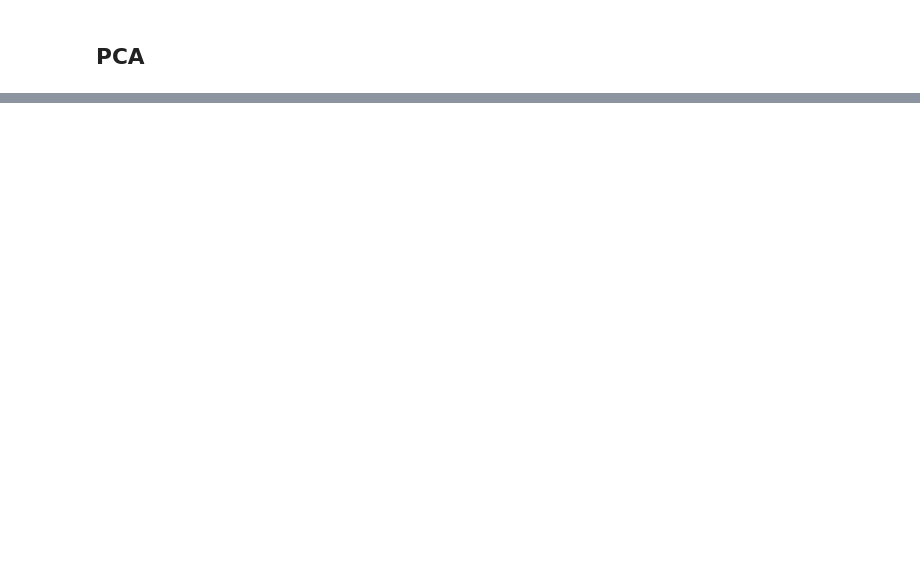
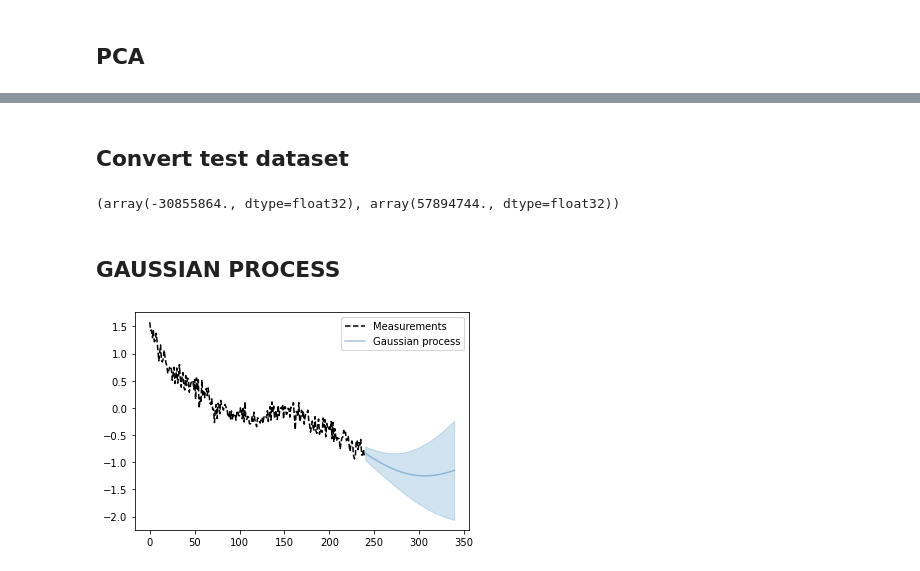
Before and after one commit to Maison-de-la-Simulation/hrmes, a Jupyter notebook: pca.ipynb, the cells around one changed output, grey strips where cells are left out. Cells and saved outputs as stored; diff of their text form; code cells hidden in the pictures; blank space fills up the shorter version.

```diff
--- a/pca.ipynb
+++ b/pca.ipynb
@@ -225,0 +87,49 @@ plt.plot(losses) ; plt.show()
+# %% [markdown]
+## Convert test dataset
+# %%
+prepare(test_dataset, m, std)
+# %% [output]
+(array(-30855864., dtype=float32), array(57894744., dtype=float32))
+# %% [markdown]
+## GAUSSIAN PROCESS
+# %%
+from sklearn.gaussian_process.kernels import RBF, ExpSineSquared, RationalQuadratic, WhiteKernel
+from sklearn.gaussian_process import GaussianProcessRegressor
+
+def define_gaussian_process():
+    long_term_trend_kernel = 50.0**2 * RBF(length_scale=100.0)
+    irregularities_kernel = 0.5**2 * RationalQuadratic(length_scale=5.0, alpha=1.0)
+    noise_kernel = 0.1**2 * RBF(length_scale=0.01) + WhiteKernel(
+        noise_level=0.1**2, noise_level_bounds=(1e-5, 1e5)
+    )
+    kernel = long_term_trend_kernel + irregularities_kernel + noise_kernel
+
+    return GaussianProcessRegressor(kernel=kernel, normalize_y=False)
+
+def show_GP_result(signal, X_test, mean_y_pred, std_y_pred):
+    plt.plot(np.arange(len(signal)), signal, color="black", linestyle="dashed", label="Measurements")
+    plt.plot(X_test[:, 0], mean_y_pred[:], color="tab:blue", alpha=0.4, label="Gaussian process")
+    plt.fill_between(
+        X_test[:, 0],
+        mean_y_pred[:] - std_y_pred,
+        mean_y_pred[:] + std_y_pred,
+        color="tab:blue",
+        alpha=0.2,
+    )
+    plt.legend()
+    plt.show()
+
+def predict_with_gaussian_process(signal, steps=10, show=False):
+    gaussian_process = define_gaussian_process()
+    gaussian_process.fit(np.arange(len(signal)).reshape(-1, 1), signal)
+    X_test = np.arange(len(signal), len(signal) + steps).reshape(-1, 1)
+    mean_y_pred, std_y_pred = gaussian_process.predict(X_test, return_std=True)
+    if show:
+        show_GP_result(signal, X_test, mean_y_pred, std_y_pred)
+    return mean_y_pred
+
+X_pred = predict_with_gaussian_process(
+    signal=training_dataset.masked_simulations[0][:, 0], steps=100, show=True
+)
+# %% [output]
+[figure, added]
```
Also changed, not shown: parts of 39 cells of this notebook, 1 other file.
